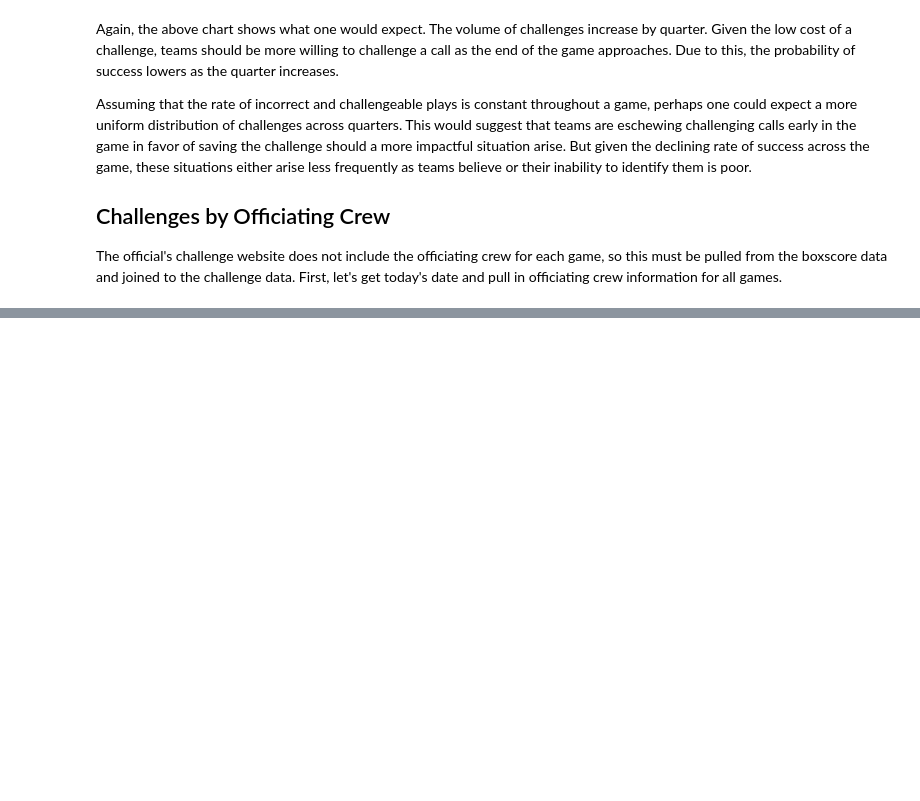
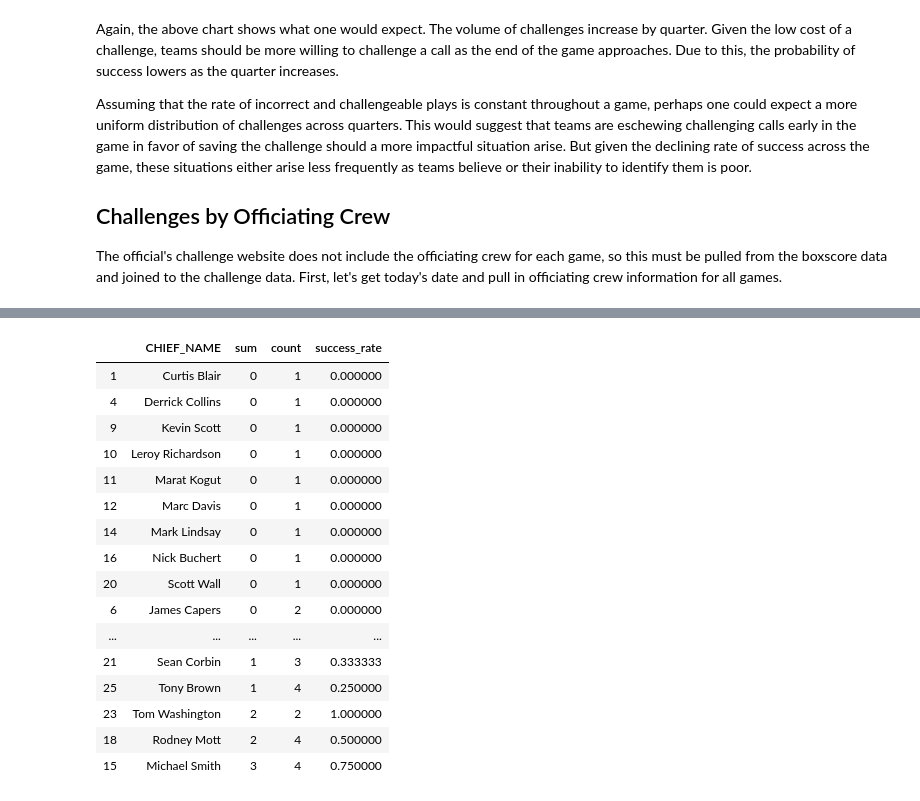
Before and after one commit to basketballrelativity/challenges, a Jupyter notebook: challenges_exploration.ipynb, the cells around one changed output, grey strips where cells are left out. Drawn from its saved outputs; the diff is of its cells as text; code cells hidden in the pictures; blank space fills up the shorter version.

```diff
--- a/challenges_exploration.ipynb
+++ b/challenges_exploration.ipynb
@@ -346,0 +405,24 @@ TypeError: 'int' object is not callable
+# %%
+off_df = pd.DataFrame(challenge_df.groupby('CHIEF_NAME')['Success'].aggregate(['sum', 'count'])).reset_index()
+off_df['success_rate'] = [0 if y == 0 else x/float(y) for x, y in zip(off_df['sum'], off_df['count'])]
+
+off_df = off_df.sort_values(['sum', 'count', 'success_rate'], ascending=[True, True, False])
+off_df
+# %% [output]
+|  | CHIEF_NAME | sum | count | success_rate |
+| 1 | Curtis Blair | 0 | 1 | 0.000000 |
+| 4 | Derrick Collins | 0 | 1 | 0.000000 |
+| 9 | Kevin Scott | 0 | 1 | 0.000000 |
+| 10 | Leroy Richardson | 0 | 1 | 0.000000 |
+| 11 | Marat Kogut | 0 | 1 | 0.000000 |
+| 12 | Marc Davis | 0 | 1 | 0.000000 |
+| 14 | Mark Lindsay | 0 | 1 | 0.000000 |
+| 16 | Nick Buchert | 0 | 1 | 0.000000 |
+| 20 | Scott Wall | 0 | 1 | 0.000000 |
+| 6 | James Capers | 0 | 2 | 0.000000 |
+| ... | ... | ... | ... | ... |
+| 21 | Sean Corbin | 1 | 3 | 0.333333 |
+| 25 | Tony Brown | 1 | 4 | 0.250000 |
+| 23 | Tom Washington | 2 | 2 | 1.000000 |
+| 18 | Rodney Mott | 2 | 4 | 0.500000 |
+| 15 | Michael Smith | 3 | 4 | 0.750000 |
```
Also changed, not shown: parts of 13 cells of this notebook.
